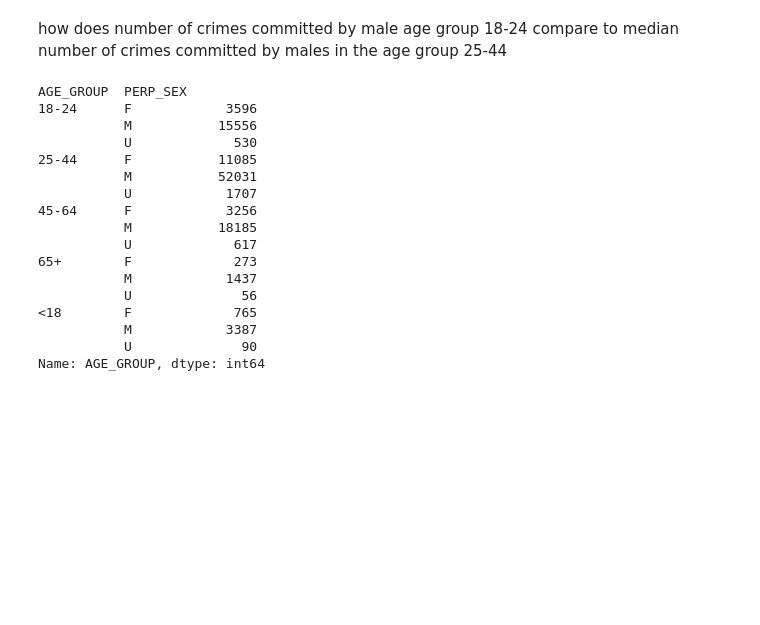
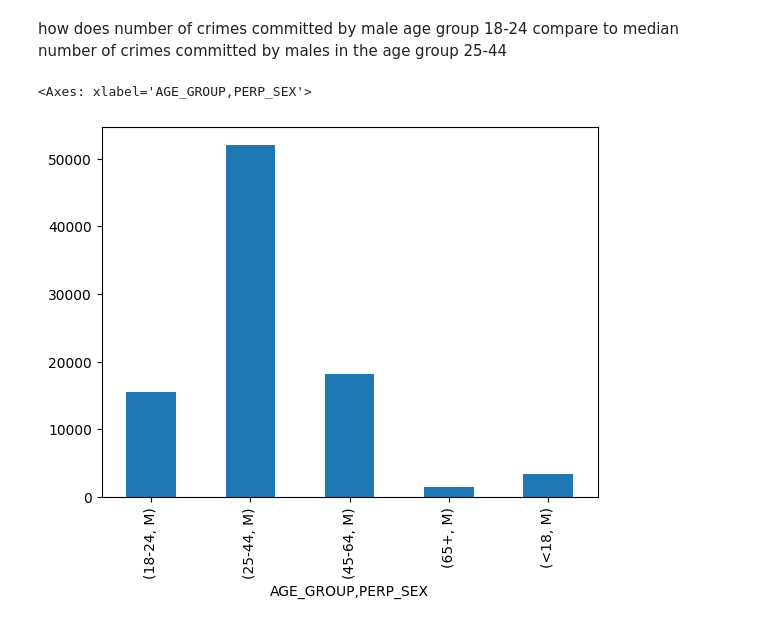
Before and after one commit to AdrianC167/Unit_Two_Data_Science, a Jupyter notebook: project.ipynb, the cells around one changed output. Cells and saved outputs as stored; diff of their text form; code cells hidden in the pictures; blank space fills up the shorter version.

```diff
--- a/project.ipynb
+++ b/project.ipynb
@@ -40,22 +28,9 @@ Name: PERP_SEX, dtype: int64
 how does number of crimes committed by male age group 18-24 compare to median number of crimes committed by males in the age group 25-44
 # %%
 #makes a graph using the groupby function and groups by age group and sex and then counts based on age group.
-data.groupby(['AGE_GROUP','PERP_SEX'])['AGE_GROUP'].count()
+males_med = data[data['PERP_SEX'] == "M"]
+y = males_med.groupby(['AGE_GROUP','PERP_SEX'])['AGE_GROUP'].count()
+y.plot(kind='bar')
 # %% [output]
-AGE_GROUP  PERP_SEX
-18-24      F            3596
-           M           15556
-           U             530
-25-44      F           11085
-           M           52031
-           U            1707
-45-64      F            3256
-           M           18185
-           U             617
-65+        F             273
-           M            1437
-           U              56
-<18        F             765
-           M            3387
-           U              90
-Name: AGE_GROUP, dtype: int64
+<Axes: xlabel='AGE_GROUP,PERP_SEX'>
+[figure, added]
```
Also changed, not shown: parts of 2 cells of this notebook, 3 other files.
